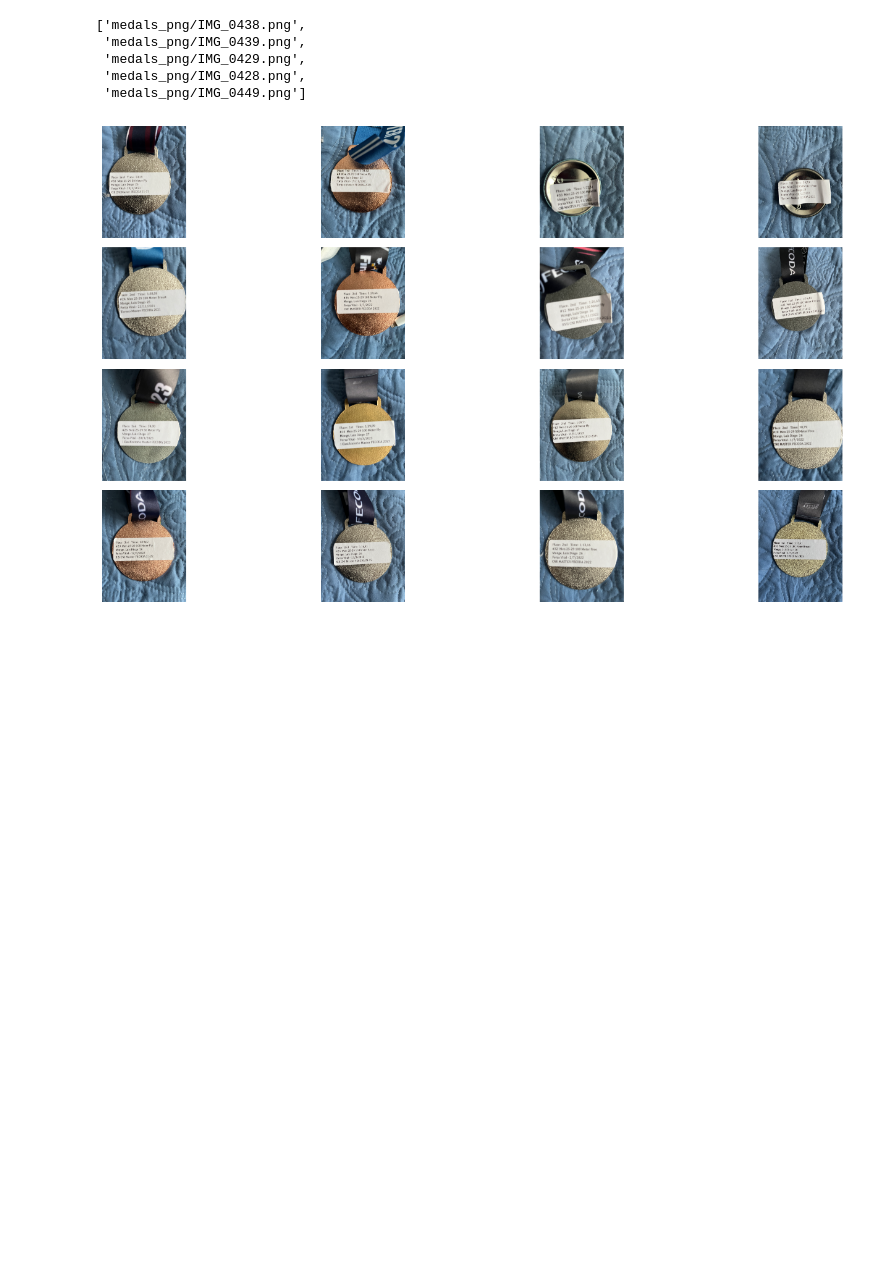
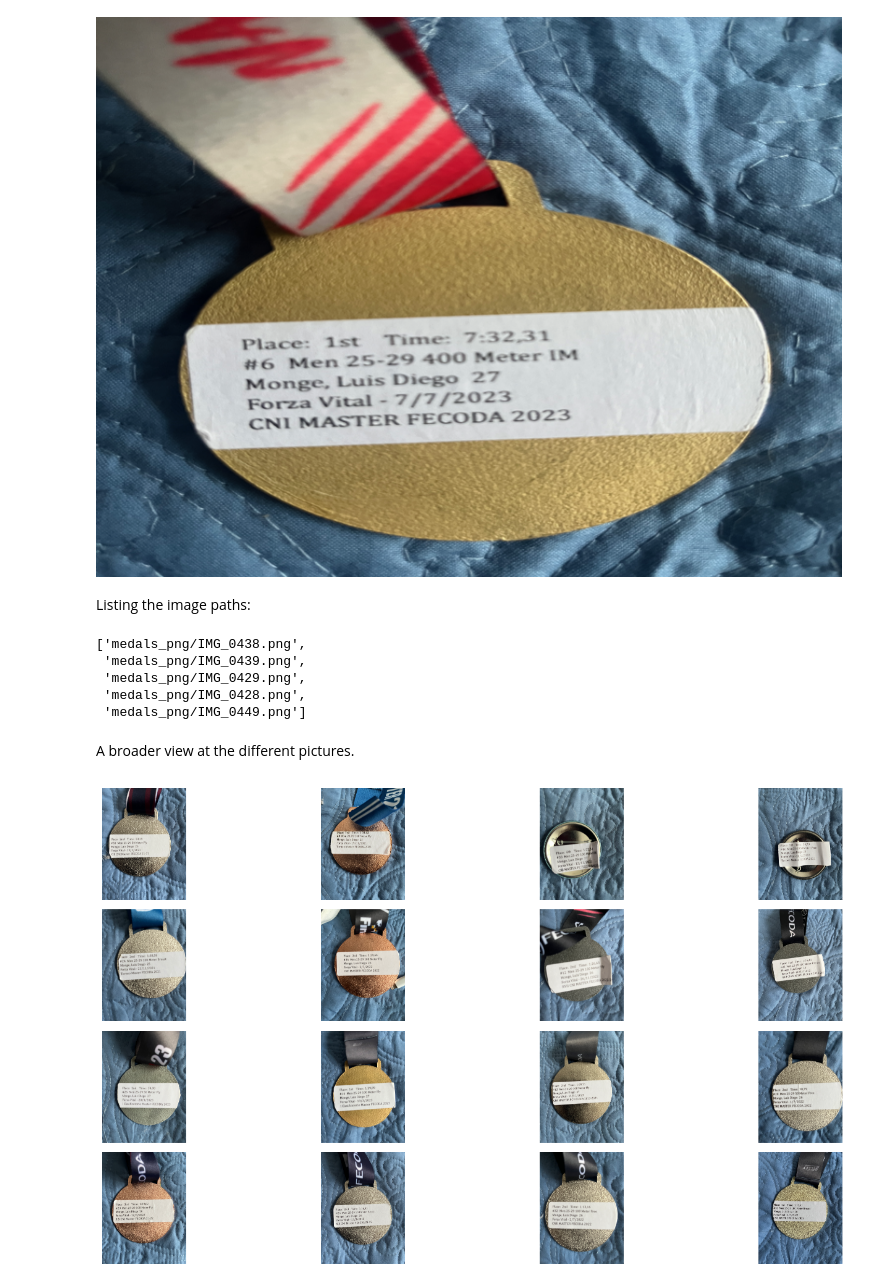
Before and after one commit to luisdi28ms/deep_learning, a Jupyter notebook: tesseract/optical_character_recognition.ipynb, the cells around one changed output. Drawn from its saved outputs; the diff is of its cells as text; code cells hidden in the pictures; blank space fills up the shorter version.

```diff
--- a/tesseract/optical_character_recognition.ipynb
+++ b/tesseract/optical_character_recognition.ipynb
@@ -19,3 +21,11 @@ import os
+# %%
+image = Image.open("medals_png/IMG_0425.png")
+image = image.resize((800, 600))
+image
+# %% [output]
+[figure, added]
+# %% [markdown]
+Listing the image paths:
 # %%
 images_paths = list(map(lambda x: "medals_png/" + x, os.listdir('medals_png')))
 images_paths[:5]
@@ -38,6 +48,8 @@ def display_multiple_img(images_paths, rows, cols):
             continue;
     plt.tight_layout()
     plt.show()
+# %% [markdown]
+A broader view at the different pictures.
 # %%
 display_multiple_img(images_paths[:16],4,4)
 # %% [output]
```
Also changed, not shown: parts of 21 cells of this notebook.
